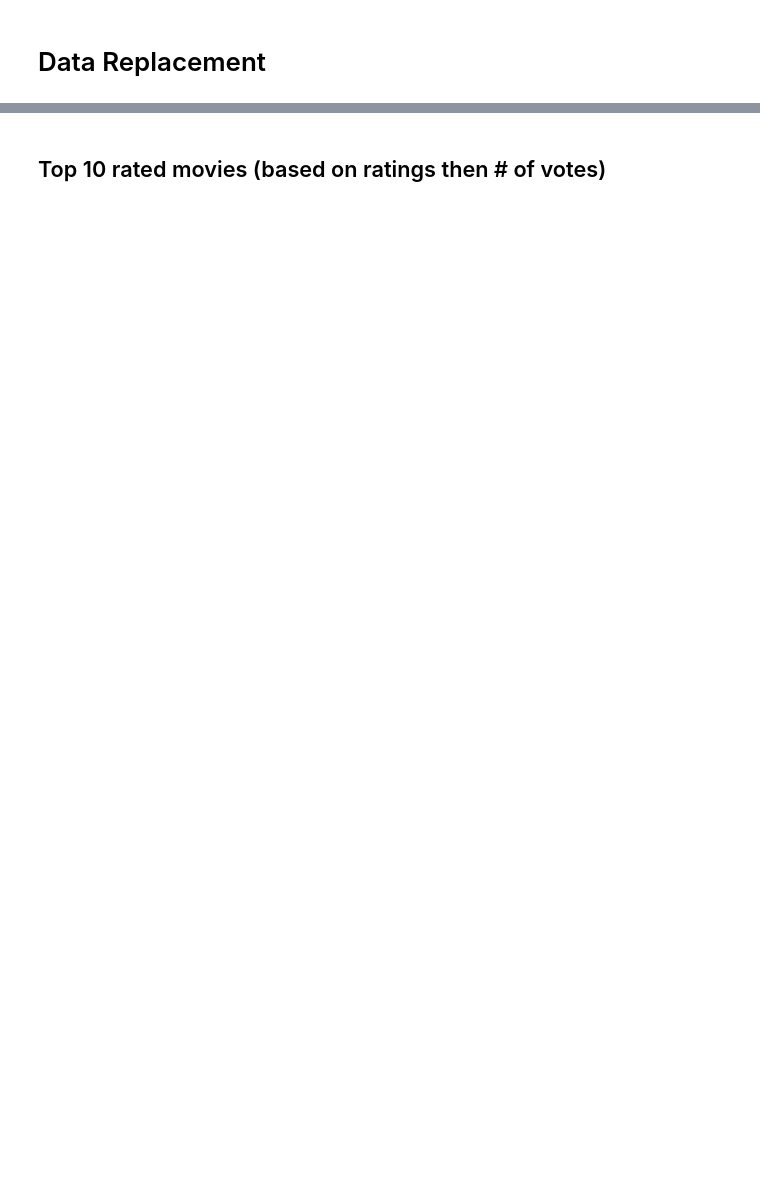
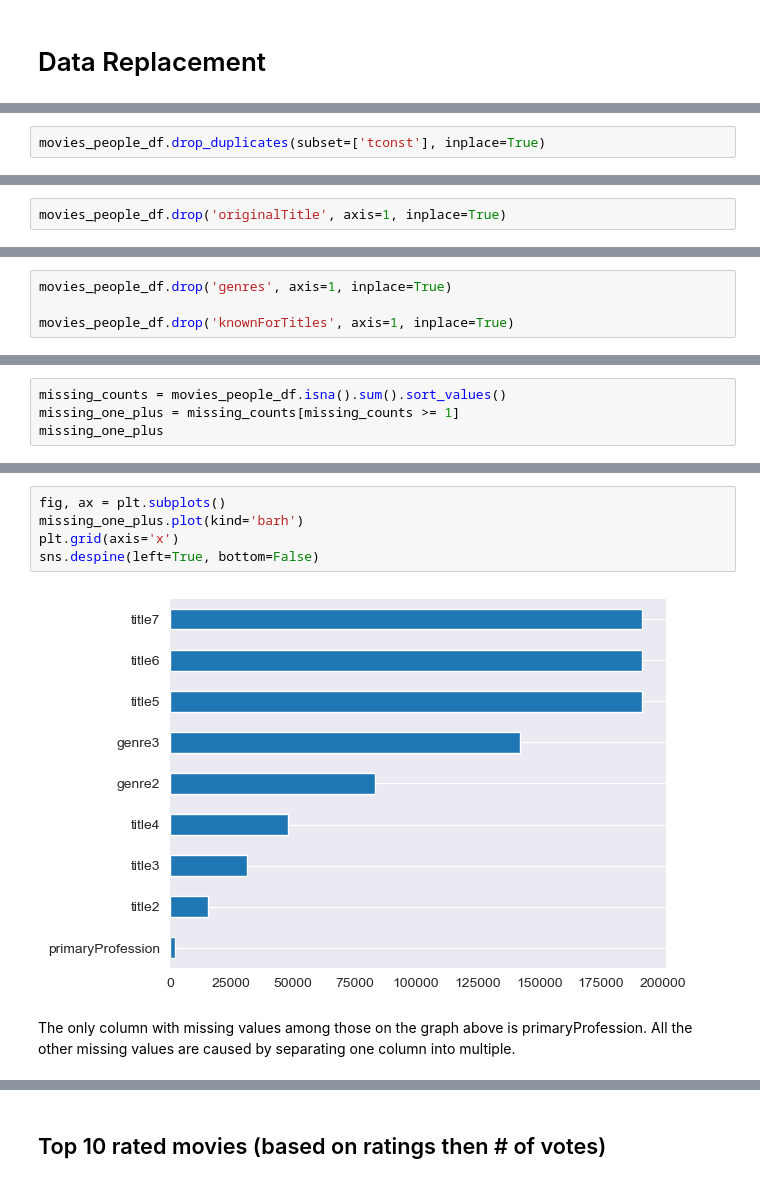
Before and after one commit to thaong1412/IMDB_Project, a Jupyter notebook: CPSC_4800_IMDB_Project.ipynb, the cells around one changed output, grey strips where cells are left out. Cells and saved outputs as stored; diff of their text form; blank space fills up the shorter version.

Commit message:
- feat(dataset cleaning): replaced data, removed redundant/missing data, renamed columns and some initial analysis

```diff
--- a/CPSC_4800_IMDB_Project.ipynb
+++ b/CPSC_4800_IMDB_Project.ipynb
@@ -538,0 +600,2 @@ Let's get a list of all the column names we need.
+# %%
+movies_people_df.drop_duplicates(subset=['tconst'], inplace=True)
@@ -538,0 +662,2 @@ Let's get a list of all the column names we need.
+# %%
+movies_people_df.drop('originalTitle', axis=1, inplace=True)
@@ -538,0 +683,4 @@ Let's get a list of all the column names we need.
+# %%
+movies_people_df.drop('genres', axis=1, inplace=True)
+
+movies_people_df.drop('knownForTitles', axis=1, inplace=True)
@@ -538,0 +689,4 @@ Let's get a list of all the column names we need.
+# %%
+missing_counts = movies_people_df.isna().sum().sort_values()
+missing_one_plus = missing_counts[missing_counts >= 1]
+missing_one_plus
@@ -538,0 +704,9 @@ Let's get a list of all the column names we need.
+# %%
+fig, ax = plt.subplots()
+missing_one_plus.plot(kind='barh')
+plt.grid(axis='x')
+sns.despine(left=True, bottom=False)
+# %% [output]
+[figure, added]
+# %% [markdown]
+The only column with missing values among those on the graph above is primaryProfession. All the other missing values are caused by separating one column into multiple.
```
Also changed, not shown: parts of 53 cells of this notebook, 1 other file.
